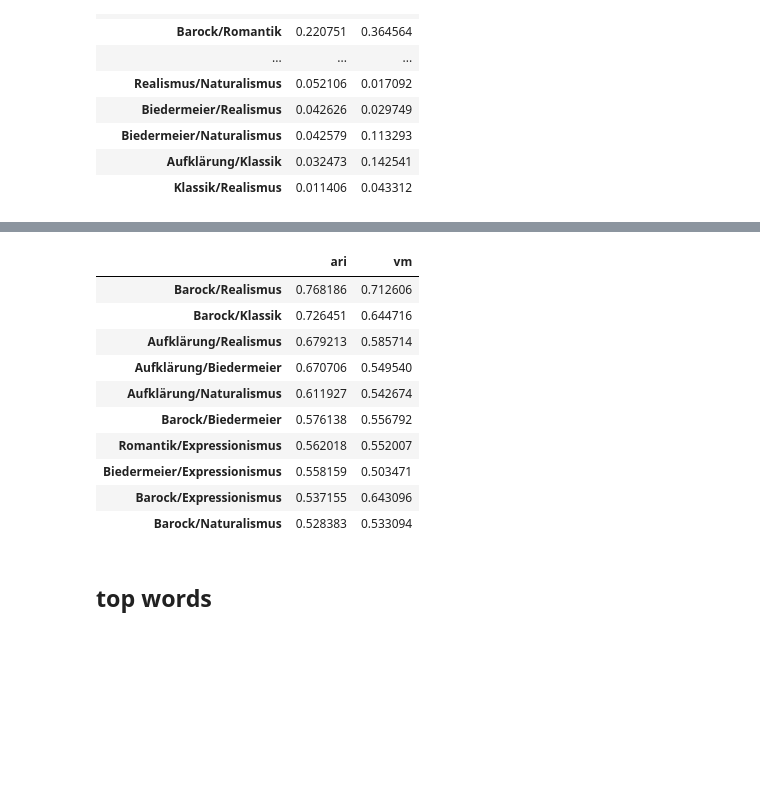
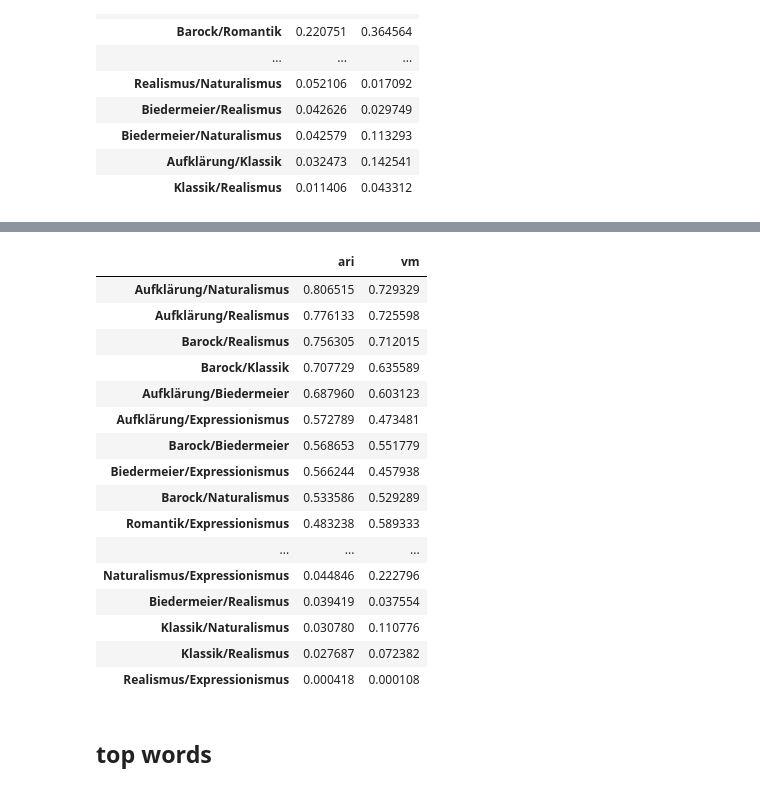
Before and after one commit to realjanpaulus/clusterpoems, a Jupyter notebook: app/clustering_evaluation.ipynb, the cells around one changed output, grey strips where cells are left out. Drawn from its saved outputs; the diff is of its cells as text; code cells hidden in the pictures; blank space fills up the shorter version.

```diff
--- a/app/clustering_evaluation.ipynb
+++ b/app/clustering_evaluation.ipynb
@@ -112,17 +112,23 @@ kmeans_score_rd_df.head(10)
 # %%
-dbscan_score_rd_df.head(10)
+dbscan_score_rd_df
 # %% [output]
 |  | ari | vm |
-| Barock/Realismus | 0.768186 | 0.712606 |
-| Barock/Klassik | 0.726451 | 0.644716 |
-| Aufklärung/Realismus | 0.679213 | 0.585714 |
-| Aufklärung/Biedermeier | 0.670706 | 0.549540 |
-| Aufklärung/Naturalismus | 0.611927 | 0.542674 |
-| Barock/Biedermeier | 0.576138 | 0.556792 |
-| Romantik/Expressionismus | 0.562018 | 0.552007 |
-| Biedermeier/Expressionismus | 0.558159 | 0.503471 |
-| Barock/Expressionismus | 0.537155 | 0.643096 |
-| Barock/Naturalismus | 0.528383 | 0.533094 |
+| Aufklärung/Naturalismus | 0.806515 | 0.729329 |
+| Aufklärung/Realismus | 0.776133 | 0.725598 |
+| Barock/Realismus | 0.756305 | 0.712015 |
+| Barock/Klassik | 0.707729 | 0.635589 |
+| Aufklärung/Biedermeier | 0.687960 | 0.603123 |
+| Aufklärung/Expressionismus | 0.572789 | 0.473481 |
+| Barock/Biedermeier | 0.568653 | 0.551779 |
+| Biedermeier/Expressionismus | 0.566244 | 0.457938 |
+| Barock/Naturalismus | 0.533586 | 0.529289 |
+| Romantik/Expressionismus | 0.483238 | 0.589333 |
+| ... | ... | ... |
+| Naturalismus/Expressionismus | 0.044846 | 0.222796 |
+| Biedermeier/Realismus | 0.039419 | 0.037554 |
+| Klassik/Naturalismus | 0.030780 | 0.110776 |
+| Klassik/Realismus | 0.027687 | 0.072382 |
+| Realismus/Expressionismus | 0.000418 | 0.000108 |
 # %% [markdown]
 ## top words
 # %%
```
Also changed, not shown: parts of 4 cells of this notebook, 12 other files.
